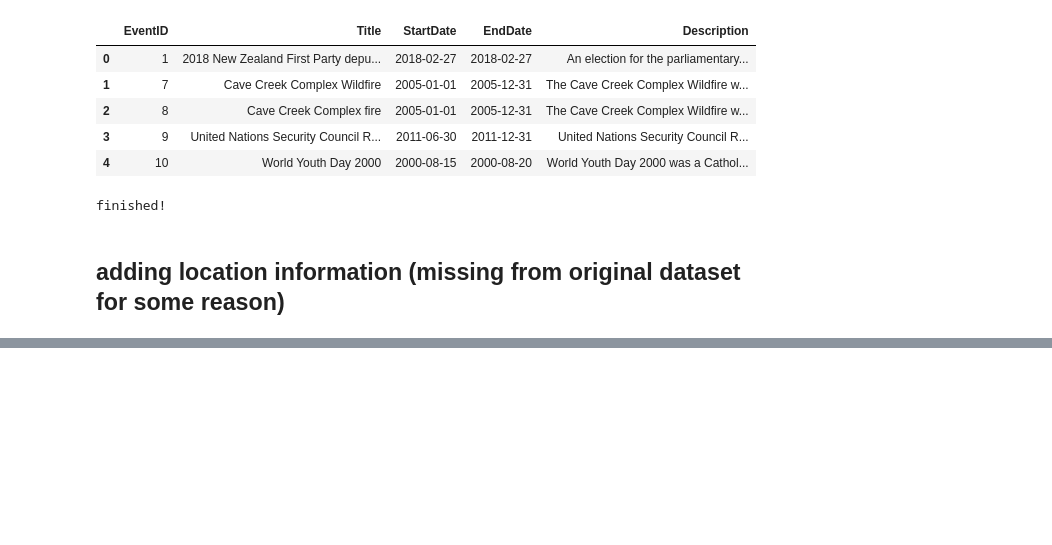
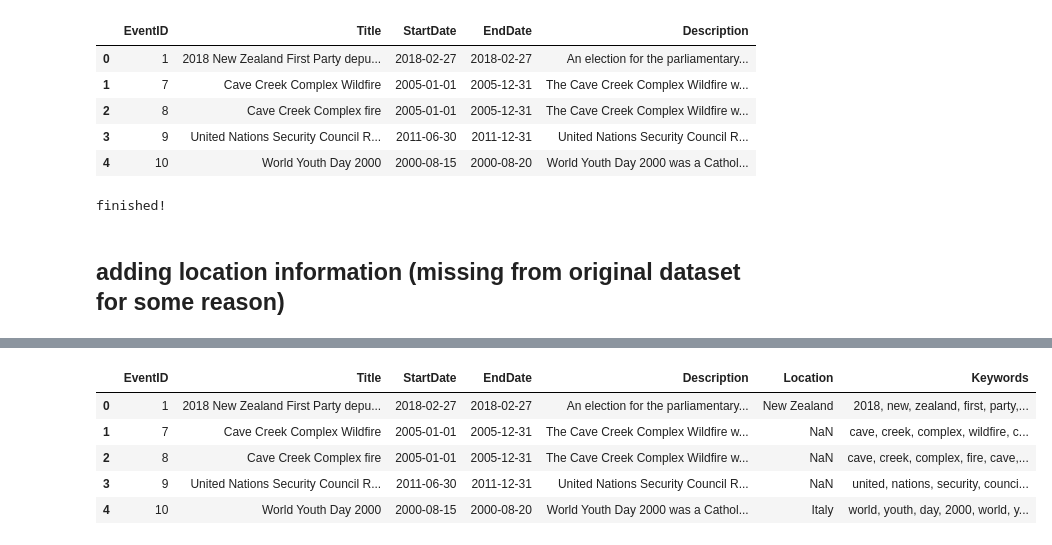
Before and after one commit to kimestelle/cis5500-artwork-discovery, a Jupyter notebook: preprocessing/historical_events_preprocessing.ipynb, the cells around one changed output, grey strips where cells are left out. Cells and saved outputs as stored; diff of their text form; code cells hidden in the pictures; blank space fills up the shorter version.

Commit message:
artists keywords

```diff
--- a/preprocessing/historical_events_preprocessing.ipynb
+++ b/preprocessing/historical_events_preprocessing.ipynb
@@ -404 +404,34 @@ Location       401126
 dtype: int64
+# %%
+#create Keywords column by extracting keywords from Title and Description
+csv_path = "historical_events_with_location.csv"
+import re
+import pandas as pd
+def extract_keywords(text):
+    if not isinstance(text, str):
+        text = ""
+    text = text.lower()
+    #remove punctuation and symbols
+    text = re.sub(r'[^\w\s]', '', text)
+    words = text.split()
+    #remove common words
+    stop_words = set(['the', 'and', 'is', 'in', 'to', 'of', 'a', 'for', 'on', 'with', 'as', 'by', 'an', 'at', 'from'])
+    keywords = [word for word in words if word not in stop_words]
+    return ', '.join(keywords)
+#create new Keywords column
+historical_events = pd.read_csv(csv_path)
+historical_events["Keywords"] = historical_events.apply(
+    lambda row: extract_keywords(
+        str(row.get("Title", "") or "") + " " + str(row.get("Description", "") or "")
+    ),
+    axis=1
+)
+display(historical_events.head())
+historical_events.to_csv("historical_events_final.csv", index=False)
+# %% [output]
+|  | EventID | Title | StartDate | EndDate | Description | Location | Keywords |
+| 0 | 1 | 2018 New Zealand First Party depu... | 2018-02-27 | 2018-02-27 | An election for the parliamentary... | New Zealand | 2018, new, zealand, first, party,... |
+| 1 | 7 | Cave Creek Complex Wildfire | 2005-01-01 | 2005-12-31 | The Cave Creek Complex Wildfire w... | NaN | cave, creek, complex, wildfire, c... |
+| 2 | 8 | Cave Creek Complex fire | 2005-01-01 | 2005-12-31 | The Cave Creek Complex Wildfire w... | NaN | cave, creek, complex, fire, cave,... |
+| 3 | 9 | United Nations Security Council R... | 2011-06-30 | 2011-12-31 | United Nations Security Council R... | NaN | united, nations, security, counci... |
+| 4 | 10 | World Youth Day 2000 | 2000-08-15 | 2000-08-20 | World Youth Day 2000 was a Cathol... | Italy | world, youth, day, 2000, world, y... |
```
Also changed, not shown: parts of 8 cells of this notebook, 3 other files.
